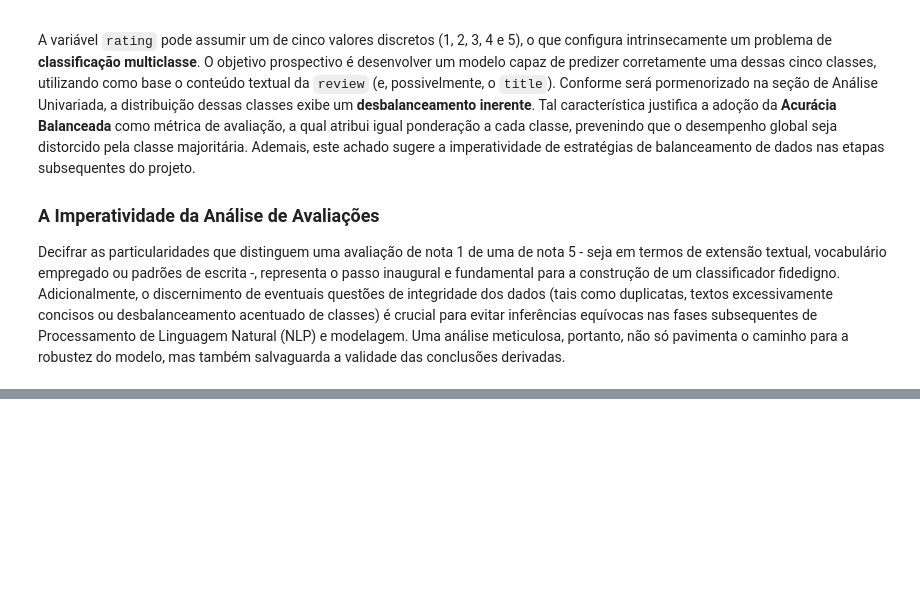
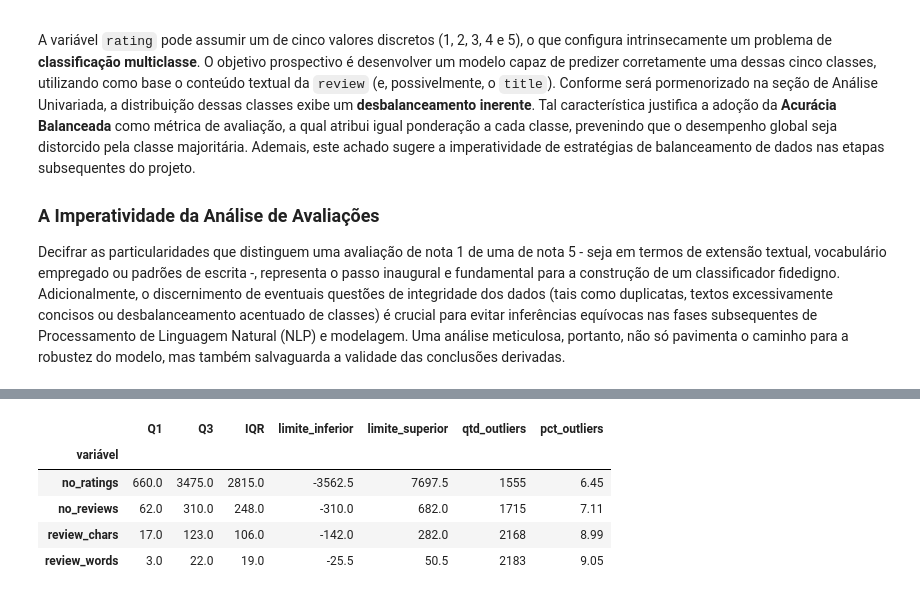
Before and after one commit to Saikonfate/TDE1-IA, a Jupyter notebook: EDA_Análise_de_Revisões_de_Compras.ipynb, the cells around one changed output, grey strips where cells are left out. Saved outputs shown, nothing was run; the diff lists cells and outputs as text; code cells hidden in the pictures; blank space fills up the shorter version.

```diff
--- a/EDA_Análise_de_Revisões_de_Compras.ipynb
+++ b/EDA_Análise_de_Revisões_de_Compras.ipynb
@@ -108,0 +350,31 @@ Decifrar as particularidades que distinguem uma avaliação de nota 1 de uma de
+# %%
+def resumo_outliers_iqr(serie, nome):
+    q1, q3 = serie.quantile([0.25, 0.75])
+    iqr = q3 - q1
+    limite_inferior = q1 - 1.5 * iqr
+    limite_superior = q3 + 1.5 * iqr
+    outliers = ((serie < limite_inferior) | (serie > limite_superior))
+    return {
+        "variável": nome,
+        "Q1": q1, "Q3": q3, "IQR": iqr,
+        "limite_inferior": round(limite_inferior, 2),
+        "limite_superior": round(limite_superior, 2),
+        "qtd_outliers": int(outliers.sum()),
+        "pct_outliers": round(outliers.sum() / len(serie) * 100, 2),
+    }
+
+resultado_outliers = pd.DataFrame([
+    resumo_outliers_iqr(df["no_ratings"], "no_ratings"),
+    resumo_outliers_iqr(df["no_reviews"], "no_reviews"),
+    resumo_outliers_iqr(df["review_chars"], "review_chars"),
+    resumo_outliers_iqr(df["review_words"], "review_words"),
+]).set_index("variável")
+
+resultado_outliers
+# %% [output]
+|  | Q1 | Q3 | IQR | limite_inferior | limite_superior | qtd_outliers | pct_outliers |
+| variável |  |  |  |  |  |  |  |
+| no_ratings | 660.0 | 3475.0 | 2815.0 | -3562.5 | 7697.5 | 1555 | 6.45 |
+| no_reviews | 62.0 | 310.0 | 248.0 | -310.0 | 682.0 | 1715 | 7.11 |
+| review_chars | 17.0 | 123.0 | 106.0 | -142.0 | 282.0 | 2168 | 8.99 |
+| review_words | 3.0 | 22.0 | 19.0 | -25.5 | 50.5 | 2183 | 9.05 |
```
Also changed, not shown: parts of 25 cells of this notebook.
